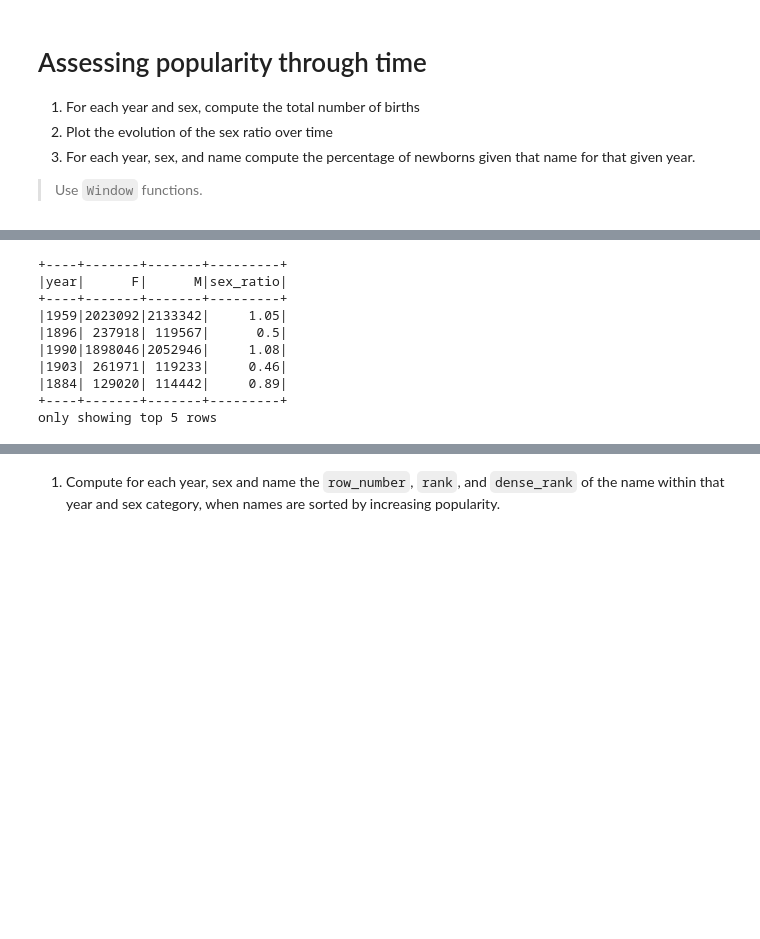
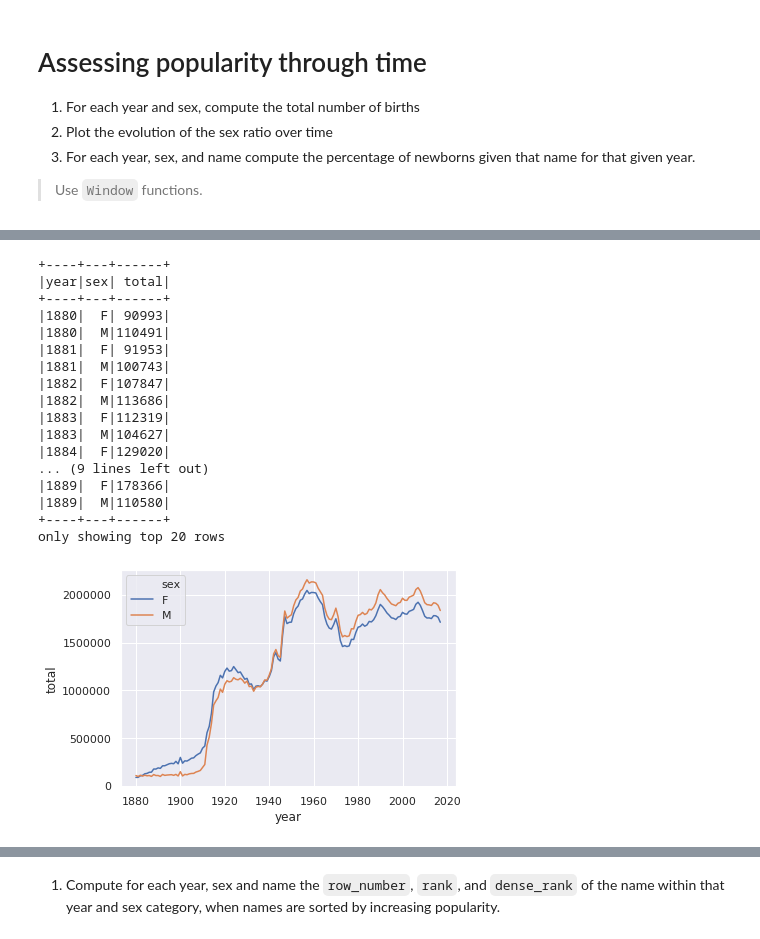
Before and after one commit to gtordjma/huynh_tordjman, a Jupyter notebook: Devoir_2/homework02.ipynb, the cells around one changed output, grey strips where cells are left out. Cells and saved outputs as stored; diff of their text form; code cells hidden in the pictures; blank space fills up the shorter version.

```diff
--- a/Devoir_2/homework02.ipynb
+++ b/Devoir_2/homework02.ipynb
@@ -393,33 +443,28 @@ given that name for that given year.
 # %%
 # %%
 # TODO: plot sex ratio
+# %%
 df_sex_ratio = df_sp.groupBy(col("year"), col("sex"))\
                     .agg(fn.sum(col("n")).alias("total"))\
                     .orderBy(col("year"), col("sex"))
-# %%
-# SQL
-"""
-WITH filles AS (SELECT year, total FROM df_sex_ratio WHERE sex ='F')
-     garçons AS (SELECT year, total FROM df_sex_ratio WHERE sex ='M')
-SELECT year, garçons.total/filles.total as sex.ratio
-FROM garçons JOIN filles ON (year)
-"""
+df_sex_ratio.show()
+ax = sns.lineplot(x="year", y="total", hue="sex", data=df_sex_ratio.toPandas())
+# %% [output]
++----+---+------+
+|year|sex| total|
++----+---+------+
+|1880|  F| 90993|
+|1880|  M|110491|
+|1881|  F| 91953|
+|1881|  M|100743|
+|1882|  F|107847|
+|1882|  M|113686|
+|1883|  F|112319|
+|1883|  M|104627|
+|1884|  F|129020|
+... (9 lines left out)
+|1889|  F|178366|
+|1889|  M|110580|
++----+---+------+
+only showing top 20 rows
+[figure, added]
-# %%
-# Autre possibilité : pivot
-# pivot.groupBy("year").pivot("sex").withcolumn("sex_ratio")
-df_sex_ratio.groupBy("year")\
-  .pivot("sex")\
-  .sum("total")\
-  .withColumn("sex_ratio", fn.round(col("M")/col("F"), 2))\
-  .show(5)
-# %% [output]
-+----+-------+-------+---------+
-|year|      F|      M|sex_ratio|
-+----+-------+-------+---------+
-|1959|2023092|2133342|     1.05|
-|1896| 237918| 119567|      0.5|
-|1990|1898046|2052946|     1.08|
-|1903| 261971| 119233|     0.46|
-|1884| 129020| 114442|     0.89|
-+----+-------+-------+---------+
-only showing top 5 rows
```
Also changed, not shown: parts of 45 cells of this notebook.
